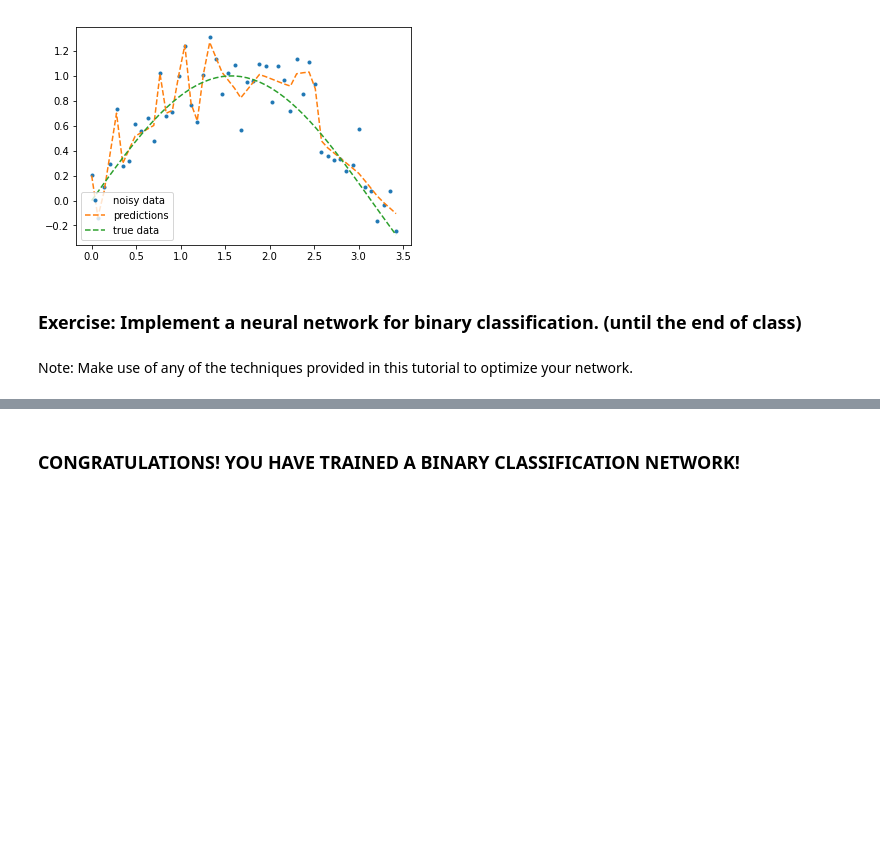
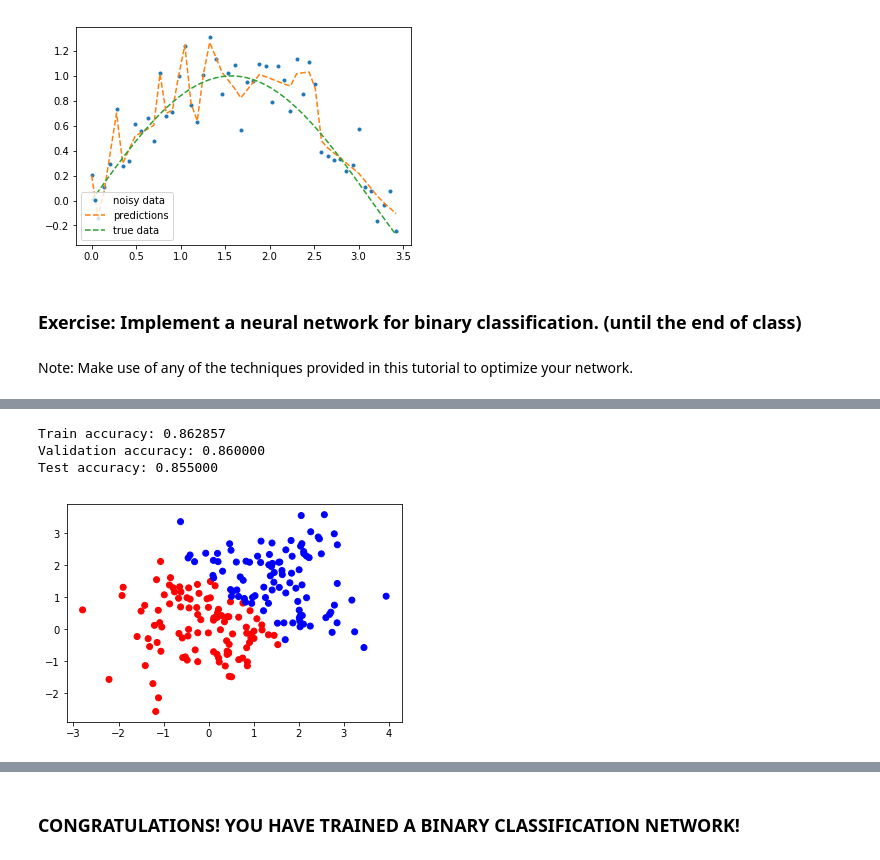
Before and after one commit to shunzh/deep-learning-course, a Jupyter notebook: CodeExamples/02_backprop.ipynb, the cells around one changed output, grey strips where cells are left out. Cells and saved outputs as stored; diff of their text form; code cells hidden in the pictures; blank space fills up the shorter version.

```diff
--- a/CodeExamples/02_backprop.ipynb
+++ b/CodeExamples/02_backprop.ipynb
@@ -670,16 +673,18 @@ ytrain = ytrain[permutation]
 # %%
 # Number of training steps
-max_steps = 10000
+max_steps = 5000
 lambda_ = 0.0001
+
+hidden_units = 50
 
 # For L1 or L2 regularization
 # Uncomment either l1 or l2 to be applied to the network training
-reg_type = None
+# reg_type = None
 # reg_type = 'l1'
-# reg_type = 'l2'
+reg_type = 'l2'
 
 # For dropout regularization
-p = 0.0 # percentage of units to drop out [0, 1]
+p = 0.1 # percentage of units to drop out [0, 1]
 
 # For early stopping
 early_stopping = False
@@ -690,7 +695,19 @@ prev_val_loss = None
 """ COMPLETE CODE BELOW """""""""""""""""""""""""""""""""""""""""
 # Now, let's build a four layer network for binary classification
 # Hint: Last layer's output activation is Sigmoid
-# net = ...
+net = torch.nn.Sequential(
+    torch.nn.Linear(2, hidden_units),
+    torch.nn.ReLU(),
+    torch.nn.Dropout(p=p),
+    torch.nn.Linear(hidden_units, hidden_units),
+    torch.nn.ReLU(),
+    torch.nn.Dropout(p=p),
+    torch.nn.Linear(hidden_units, hidden_units),
+    torch.nn.ReLU(),
+    torch.nn.Dropout(p=p),
+    torch.nn.Linear(hidden_units, 1),
+    torch.nn.Sigmoid()
+).to(device)
 """""""""""""""""""""""""""""""""""""""""""""""""""""""""""""""""
 """""""""""""""""""""""""""""""""""""""""""""""""""""""""""""""""
 
@@ -698,7 +715,7 @@ prev_val_loss = None
 """""""""""""""""""""""""""""""""""""""""""""""""""""""""""""""""
 """ COMPLETE CODE BELOW """""""""""""""""""""""""""""""""""""""""
 # Define optimizer
-# optimizer = ...
+optimizer = torch.optim.Adagrad(net.parameters(), lr=1e-2)
 """""""""""""""""""""""""""""""""""""""""""""""""""""""""""""""""
 """""""""""""""""""""""""""""""""""""""""""""""""""""""""""""""""
 
@@ -706,7 +723,7 @@ prev_val_loss = None
 """""""""""""""""""""""""""""""""""""""""""""""""""""""""""""""""
 """ COMPLETE CODE BELOW """""""""""""""""""""""""""""""""""""""""
 # Define the binary cross entropy loss function
-#loss_fn = ...
+loss_fn = torch.nn.BCELoss()
 """""""""""""""""""""""""""""""""""""""""""""""""""""""""""""""""
 """""""""""""""""""""""""""""""""""""""""""""""""""""""""""""""""
 
@@ -734,7 +751,7 @@ for t in range(max_steps):
     """""""""""""""""""""""""""""""""""""""""""""""""""""""""""""""""
     """ COMPLETE CODE BELOW """""""""""""""""""""""""""""""""""""""""
     # Loss computation
-    # loss = ...
+    loss = loss_fn(yhat, ytrain) + lambda_ * reg_loss
     """""""""""""""""""""""""""""""""""""""""""""""""""""""""""""""""
     """""""""""""""""""""""""""""""""""""""""""""""""""""""""""""""""
 
@@ -755,33 +772,38 @@ for t in range(max_steps):
             print('Previous validataion loss %f.' %prev_val_loss)
             print('Current validataion loss %f.' %curr_val_loss)
             break
         prev_val_loss = curr_val_loss
 
 
 # Eval mode to turn off dropout
 net.eval()
 yhat = net.forward(xtest)
 colors = []
 for val in yhat:
     if val > 0.5:
         colors.append('b')
     else:
         colors.append('r')
 
 # Visualize the testing data and the predicted classes
 plt.scatter(xtest[:, 0], xtest[:, 1], color=colors)
 
 
 yhat = net.forward(xtrain).round()
 print('Train accuracy: %f' %(yhat == ytrain).float().mean())
 
 
 yhat = net.forward(xval).round()
 print('Validation accuracy: %f' %(yhat == yval).float().mean())
 
 
 yhat = net.forward(xtest).round()
 print('Test accuracy: %f' %(yhat == ytest).float().mean())
+# %% [output]
+Train accuracy: 0.862857
+Validation accuracy: 0.860000
+Test accuracy: 0.855000
+[figure, added]
 # %%
 # Let us check what the true test data looks like!
 colors = []
```
Also changed, not shown: parts of 4 cells of this notebook.
